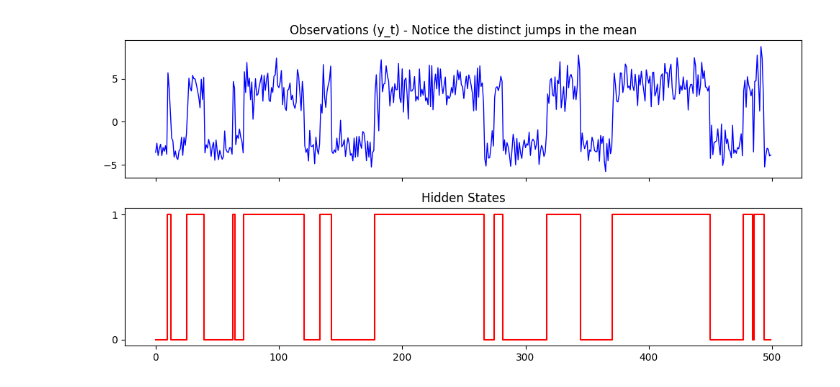
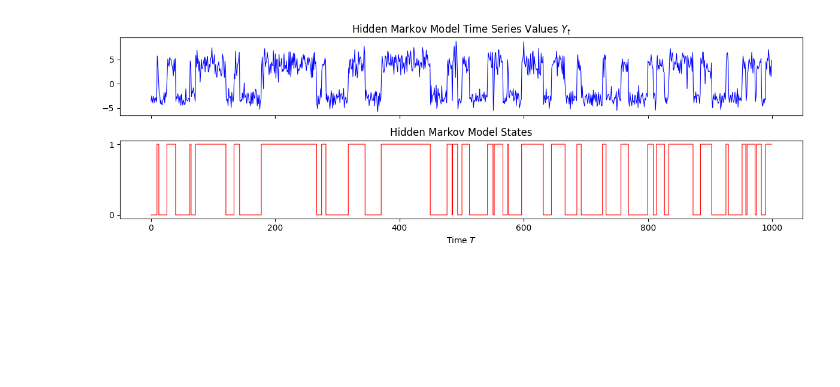
Before and after one commit to egil10/stk-mat2011, a Jupyter notebook: code/notebooks/hmm.ipynb, the cells around one changed output. Saved outputs shown, nothing was run; the diff lists cells and outputs as text; code cells hidden in the pictures; blank space fills up the shorter version.

```diff
--- a/code/notebooks/hmm.ipynb
+++ b/code/notebooks/hmm.ipynb
@@ -1,4 +1,18 @@
 # %%
+# Importing packages
 import numpy as np
 import matplotlib.pyplot as plt
+import os
+
+# Setting up a plotting directory in the repository
+plot_dir = os.path.join("..", "plots", "eda")
+os.makedirs(plot_dir, exist_ok=True)
+# %%
+""" Global parameters """
+
+# Answer to the universe
+np.random.seed(42)
+
+# Number of time periods
+T = 1000
 # %%
@@ -28,15 +52,27 @@ for t in range(1, T):
     y[t] = np.random.normal(loc=mu[s], scale=sigma[s])
 # %%
-fig, (ax1, ax2) = plt.subplots(2, 1, figsize=(10, 5), sharex=True)
+""" Plotting figure """
 
-ax1.plot(y, color='blue', linewidth=1)
-ax1.set_title("Observations (y_t) - Notice the distinct jumps in the mean")
+# Figure size
+fig, (ax1, ax2) = plt.subplots(2, 1, figsize=(12, 4), sharex=True)
 
-ax2.plot(states, color='red', drawstyle='steps-mid')
-ax2.set_title("Hidden States")
+# First panel
+ax1.plot(y, color='blue', linewidth=0.8)
+ax1.set_title("Hidden Markov Model Time Series Values $Y_t$")
+
+# Second panel
+ax2.plot(states, color='red', drawstyle='steps-mid', linewidth=0.8)
+ax2.set_title("Hidden Markov Model States")
 ax2.set_yticks([0, 1])
 
+# Arguments for both panels
+plt.xlabel("Time $T$")
+
+# Tight layout
 plt.tight_layout()
+
+# Saving and showing the figure
+plt.savefig(os.path.join(plot_dir, "hmm.pdf"), bbox_inches="tight")
 plt.show()
 # %% [output]
-[figure, old version]
+[figure, new version]
```
Also changed, not shown: parts of 1 cell of this notebook, 8 other files.
